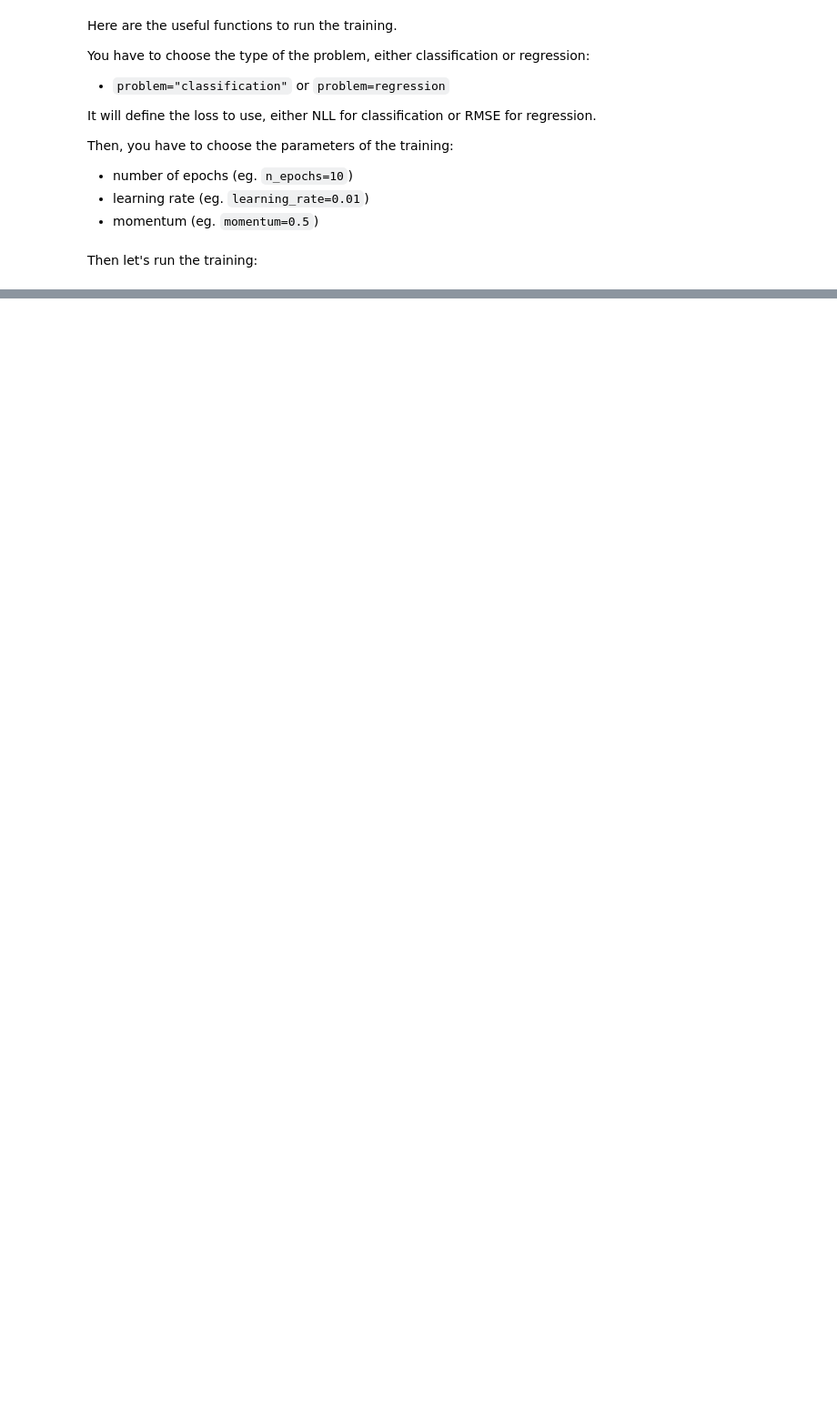
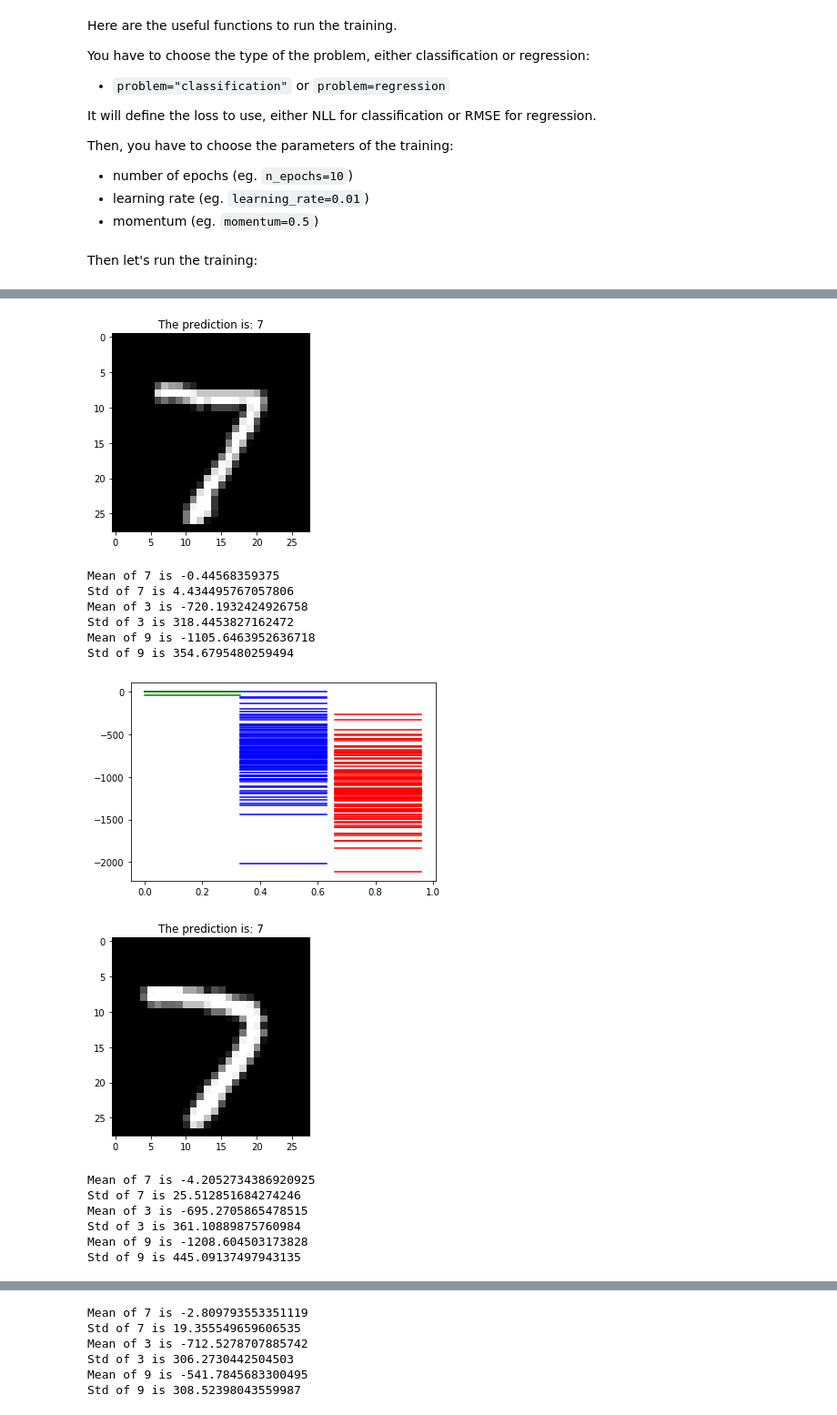
Before and after one commit to MathieuRita/MVA_BML_DropoutUncertainty, a Jupyter notebook: Experiments.ipynb, the cells around one changed output, grey strips where cells are left out. Shown at 91% size. Saved outputs shown, nothing was run; the diff lists cells and outputs as text; code cells hidden in the pictures; blank space fills up the shorter version.

```diff
--- a/Experiments.ipynb
+++ b/Experiments.ipynb
@@ -319,0 +541,17 @@ Training
+# %%
+T=100
+probs=np.zeros((1,100,10))
+
+for j,ind in enumerate(data_kept):
+
+    int_probs=[]
+
+    for _ in range(T):
+        out=network(testing_set.data[ind].float()).data.numpy()
+        int_probs.append(out)
+
+    int_probs=np.array(int_probs)
+    probs=np.concatenate((probs,np.expand_dims(int_probs,axis=0)),axis=0)
+
+probs=probs[1:]
+print(probs.shape)
@@ -319,0 +560,37 @@ Training
+# %%
+for i in range(9):
+
+    plt.imshow(testing_set.data[data_kept[i]].reshape(28,28), cmap='gray', interpolation='none')
+    plt.title("The prediction is: {}".format(preds[i]))
+    plt.show()
+
+    print("Mean of 7 is {}".format(np.mean(probs[i,:,7])))
+    print("Std of 7 is {}".format(np.std(probs[i,:,7])))
+    print("Mean of 3 is {}".format(np.mean(probs[i,:,3])))
+    print("Std of 3 is {}".format(np.std(probs[i,:,3])))
+    print("Mean of 9 is {}".format(np.mean(probs[i,:,9])))
+    print("Std of 9 is {}".format(np.std(probs[i,:,9])))
+
+    plt.figure()
+    for j in range(probs[i].shape[0]):
+        plt.plot([0,0.33],[probs[i,j,7],probs[i,j,7]],c="green")
+        plt.plot([0.33,0.63],[probs[i,j,3],probs[i,j,3]],c="blue")
+        plt.plot([0.66,0.96],[probs[i,j,9],probs[i,j,9]],c="red")
+
+    plt.show()
+# %% [output]
+[figure, added]
+Mean of 7 is -0.44568359375
+Std of 7 is 4.434495767057806
+Mean of 3 is -720.1932424926758
+Std of 3 is 318.4453827162472
+Mean of 9 is -1105.6463952636718
+Std of 9 is 354.6795480259494
+[figure, added]
+[figure, added]
+Mean of 7 is -4.2052734386920925
+Std of 7 is 25.512851684274246
+Mean of 3 is -695.2705865478515
+Std of 3 is 361.10889875760984
+Mean of 9 is -1208.604503173828
+Std of 9 is 445.09137497943135
@@ -319,0 +599,6 @@ Training
+Mean of 7 is -2.809793553351119
+Std of 7 is 19.355549659606535
+Mean of 3 is -712.5278707885742
+Std of 3 is 306.2730442504503
+Mean of 9 is -541.7845683300495
+Std of 9 is 308.52398043559987
```
Also changed, not shown: parts of 37 cells of this notebook, 6 other files.
